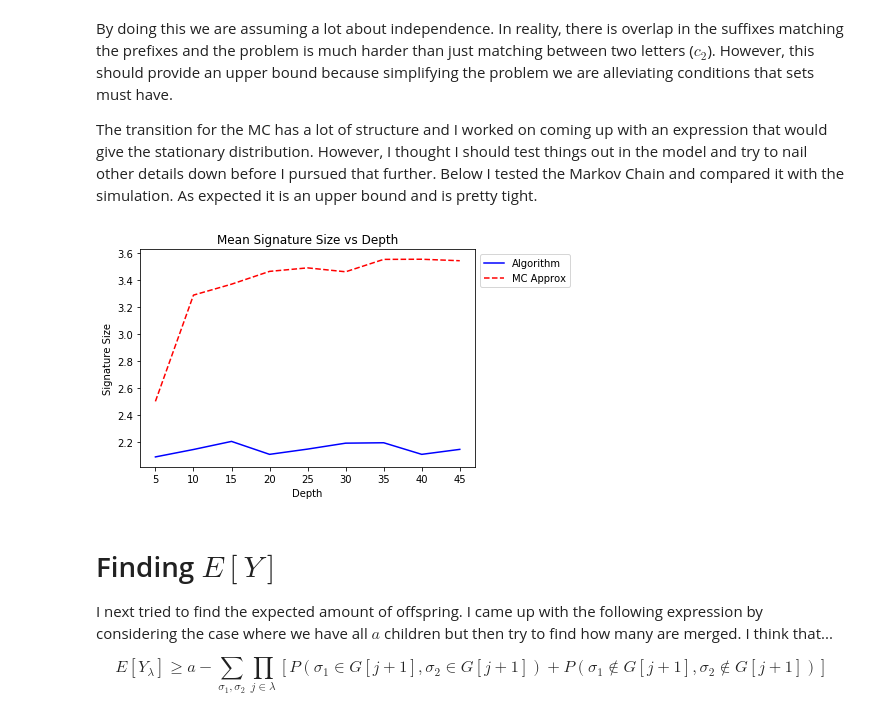
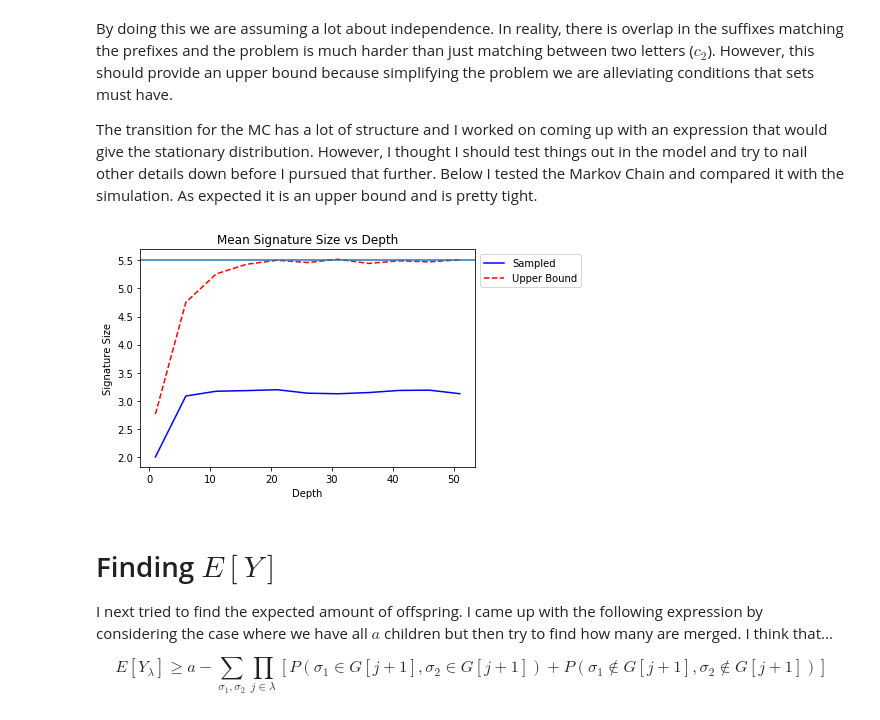
Before and after one commit to IanChar/AutomataGrowth, a Jupyter notebook: notebooks/October16_2017_Signatures.ipynb, the cells around one changed output. Saved outputs shown, nothing was run; the diff lists cells and outputs as text; code cells hidden in the pictures.

```diff
--- a/notebooks/October16_2017_Signatures.ipynb
+++ b/notebooks/October16_2017_Signatures.ipynb
@@ -52,30 +53,33 @@ The transition for the MC has a lot of structure and I worked on coming up with
 # %%
 # Compare distributions of signature size at depth k for actual algorithm and Markov Chain (hopeful upper bound).
 SIMS = 1000
-DEPTHS = range(5, 50, 5)
+DEPTHS = range(1, 56, 5)
 PROBS = [0.5 for _ in range(4)]
+
+c_2 = common_probs.get_arbitrary_c2(PROBS)
 
 # Draw the samples.
 mc_sims = []
 alg_sims = []
 for depth in DEPTHS:
     mc_avg = 0
     for _ in xrange(SIMS):
         mc_avg += ssm.signature_mc_sim(PROBS, depth)
     mc_sims.append(mc_avg / SIMS)
     alg_samples = sampling.sample_signature_size(SIMS, PROBS, depth)
     alg_sims.append(sum(alg_samples) / SIMS)
 
 # Plot the results.
-plt.plot(DEPTHS, alg_sims, '-b', label='Algorithm')
-plt.plot(DEPTHS, mc_sims, '--r', label='MC Approx')
+plt.plot(DEPTHS, alg_sims, '-b', label='Sampled')
+plt.plot(DEPTHS, mc_sims, '--r', label='Upper Bound')
+plt.axhline(1 + 1 / (1 - c_2))
 plt.xlabel('Depth')
 plt.ylabel('Signature Size')
 plt.title('Mean Signature Size vs Depth')
 plt.legend(bbox_to_anchor=[1, 1])
 plt.show()
 # %% [output]
-[figure, old version]
+[figure, new version]
 # %% [markdown]
 # Finding $E[Y]$
 
```
Also changed, not shown: parts of 1 cell of this notebook, 8 other files.
